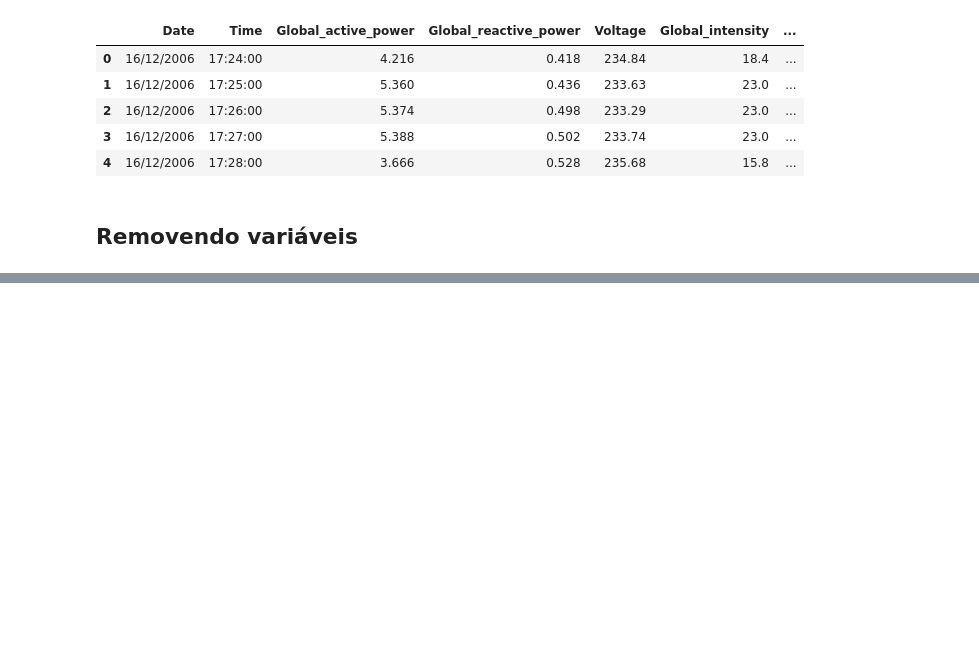
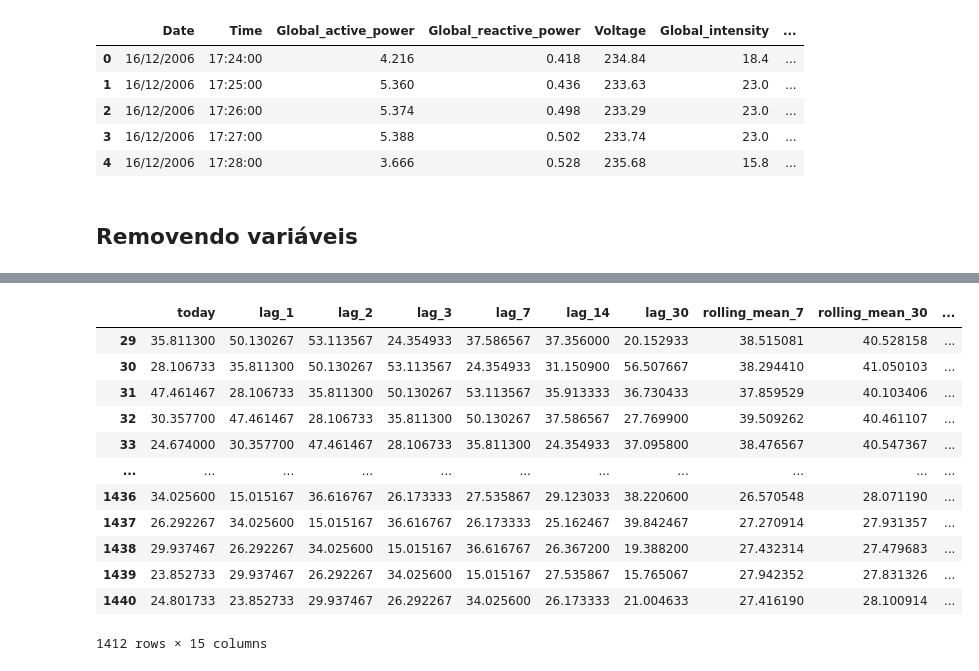
Before and after one commit to guiandradedev/energy-monitor-backend, a Jupyter notebook: ai/cost-predictor/household-exploratory-analysis.ipynb, the cells around one changed output, grey strips where cells are left out. Saved outputs shown, nothing was run; the diff lists cells and outputs as text; code cells hidden in the pictures; blank space fills up the shorter version.

Commit message:
feat: Implementação de serie temporal para novo dataset

```diff
--- a/ai/cost-predictor/household-exploratory-analysis.ipynb
+++ b/ai/cost-predictor/household-exploratory-analysis.ipynb
@@ -109,0 +121,4 @@ pyplot.show()
+# %%
+df_transformated = df.copy()
+# df_aggregated = df.sample(100000)
+# df_aggregated = df[0:5000000]
@@ -109,0 +129,17 @@ pyplot.show()
+# %%
+# juntar data + hora
+df_transformated["datetime"] = (
+    pd.to_datetime(
+        df_transformated["Date"] + " " + df_transformated["Time"],
+        format="%d/%m/%Y %H:%M:%S"
+    )
+    .dt.tz_localize(
+        "Europe/Paris",
+        ambiguous="NaT",
+        nonexistent="shift_forward"
+    )
+)
+# converter para UTC
+df_transformated = df_transformated.dropna(subset=["datetime"])
+
+df_transformated = df_transformated.drop(columns=['Date', 'Time'])
@@ -109,0 +157,2 @@ pyplot.show()
+# %%
+fr_holidays = holidays.FR()
@@ -109,0 +215,17 @@ pyplot.show()
+# %%
+
+df_transformated["datetime"] = pd.to_datetime(df_transformated["datetime"])
+
+df_transformated = df_transformated.set_index("datetime")
+
+# Revisar valores em branco
+df_transformated["energy_kwh"] = (
+    df_transformated["Global_active_power"] / 60
+)
+
+df_daily = (
+    df_transformated
+    .resample("D")["energy_kwh"]
+    .sum()
+    .to_frame()
+)
@@ -109,0 +339,17 @@ pyplot.show()
+# %%
+newdf = newdf.dropna()
+newdf
+# %% [output]
+|  | today | lag_1 | lag_2 | lag_3 | lag_7 | lag_14 | lag_30 | rolling_mean_7 | rolling_mean_30 | ... |
+| 29 | 35.811300 | 50.130267 | 53.113567 | 24.354933 | 37.586567 | 37.356000 | 20.152933 | 38.515081 | 40.528158 | ... |
+| 30 | 28.106733 | 35.811300 | 50.130267 | 53.113567 | 24.354933 | 31.150900 | 56.507667 | 38.294410 | 41.050103 | ... |
+| 31 | 47.461467 | 28.106733 | 35.811300 | 50.130267 | 53.113567 | 35.913333 | 36.730433 | 37.859529 | 40.103406 | ... |
+| 32 | 30.357700 | 47.461467 | 28.106733 | 35.811300 | 50.130267 | 37.586567 | 27.769900 | 39.509262 | 40.461107 | ... |
+| 33 | 24.674000 | 30.357700 | 47.461467 | 28.106733 | 35.811300 | 24.354933 | 37.095800 | 38.476567 | 40.547367 | ... |
+| ... | ... | ... | ... | ... | ... | ... | ... | ... | ... | ... |
+| 1436 | 34.025600 | 15.015167 | 36.616767 | 26.173333 | 27.535867 | 29.123033 | 38.220600 | 26.570548 | 28.071190 | ... |
+| 1437 | 26.292267 | 34.025600 | 15.015167 | 36.616767 | 26.173333 | 25.162467 | 39.842467 | 27.270914 | 27.931357 | ... |
+| 1438 | 29.937467 | 26.292267 | 34.025600 | 15.015167 | 36.616767 | 26.367200 | 19.388200 | 27.432314 | 27.479683 | ... |
+| 1439 | 23.852733 | 29.937467 | 26.292267 | 34.025600 | 15.015167 | 27.535867 | 15.765067 | 27.942352 | 27.831326 | ... |
+| 1440 | 24.801733 | 23.852733 | 29.937467 | 26.292267 | 34.025600 | 26.173333 | 21.004633 | 27.416190 | 28.100914 | ... |
+1412 rows × 15 columns
```
Also changed, not shown: parts of 33 cells of this notebook, 1 other file.
